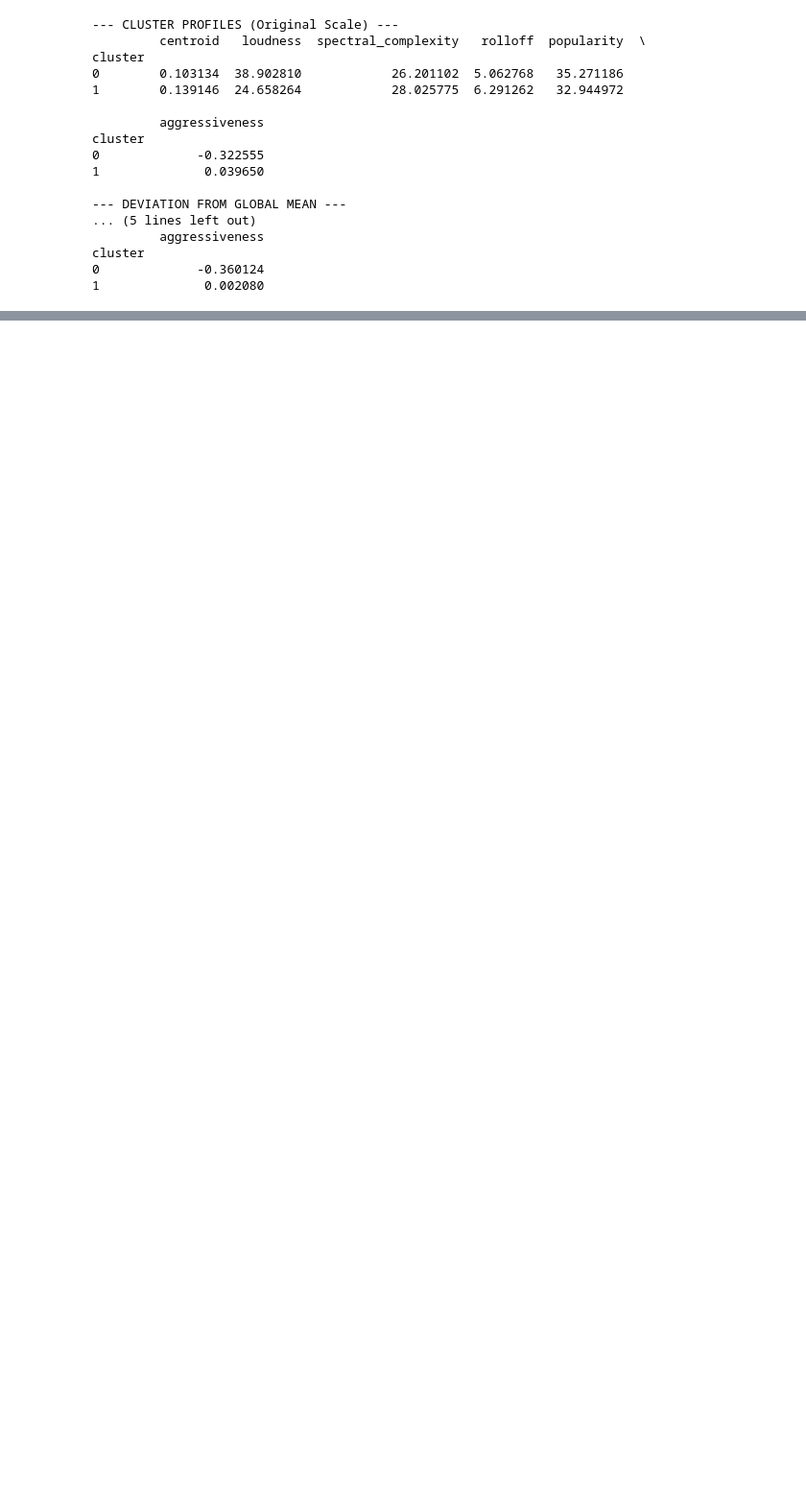
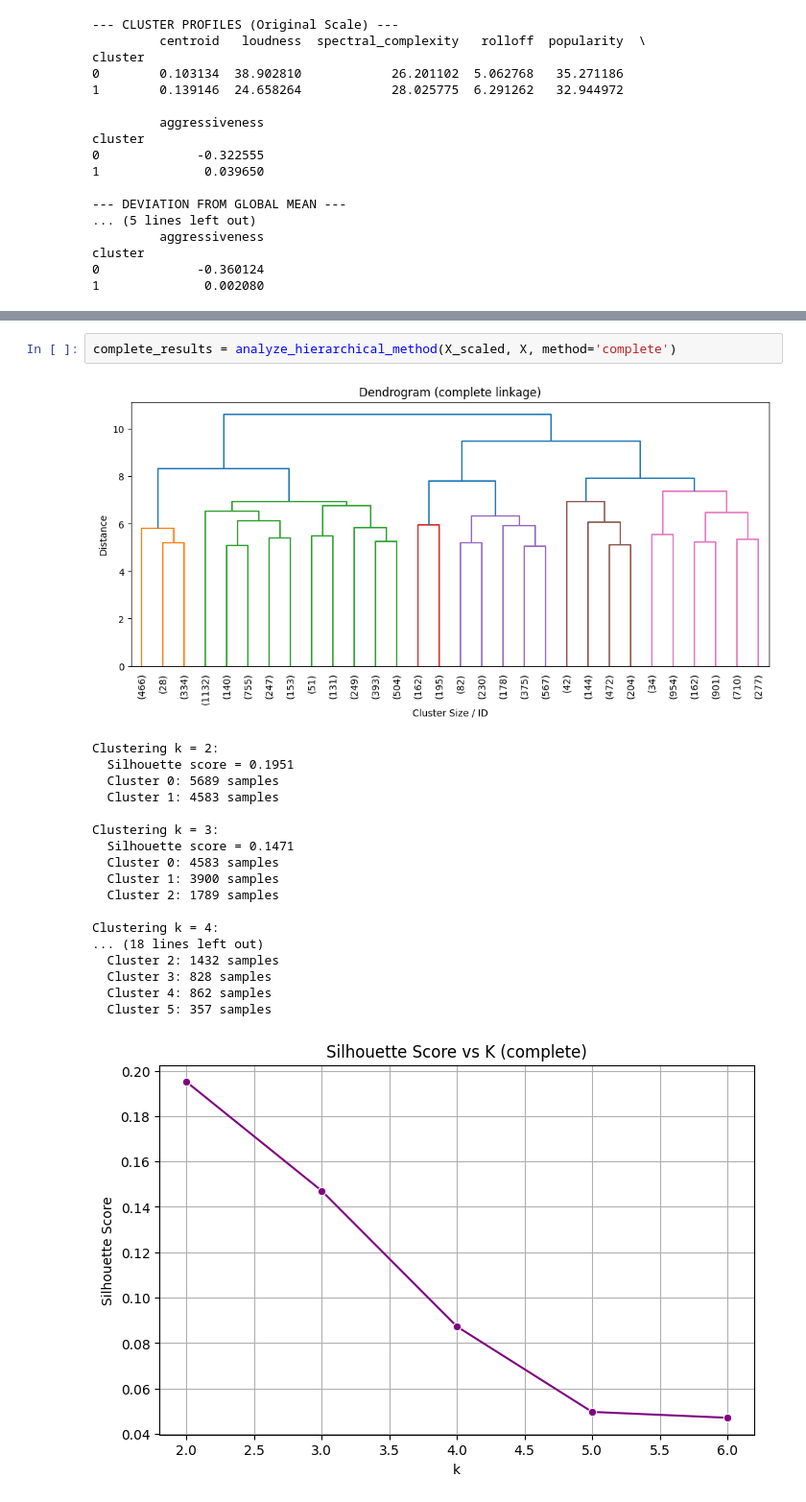
Before and after one commit to abderrahmane-salmi/UNIPI-Data-Mining-Project, a Jupyter notebook: task2/hierarchical copy.ipynb, the cells around one changed output, grey strips where cells are left out. Shown at 96% size. Saved outputs shown, nothing was run; the diff lists cells and outputs as text; blank space fills up the shorter version.

```diff
--- a/task2/hierarchical copy.ipynb
+++ b/task2/hierarchical copy.ipynb
@@ -418,0 +521,22 @@ cluster
+# %%
+complete_results = analyze_hierarchical_method(X_scaled, X, method='complete')
+# %% [output]
+[figure, added]
+Clustering k = 2:
+  Silhouette score = 0.1951
+  Cluster 0: 5689 samples
+  Cluster 1: 4583 samples
+
+Clustering k = 3:
+  Silhouette score = 0.1471
+  Cluster 0: 4583 samples
+  Cluster 1: 3900 samples
+  Cluster 2: 1789 samples
+
+Clustering k = 4:
+... (18 lines left out)
+  Cluster 2: 1432 samples
+  Cluster 3: 828 samples
+  Cluster 4: 862 samples
+  Cluster 5: 357 samples
+[figure, added]
```
Also changed, not shown: parts of 10 cells of this notebook.
